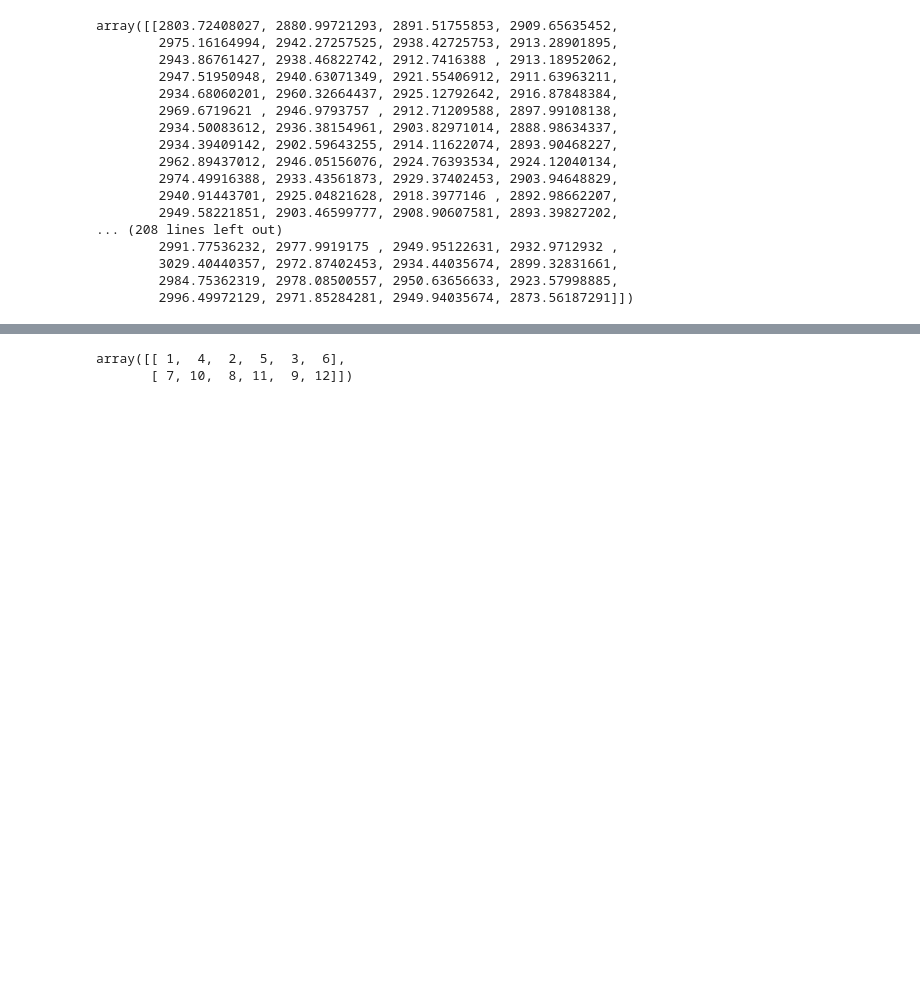
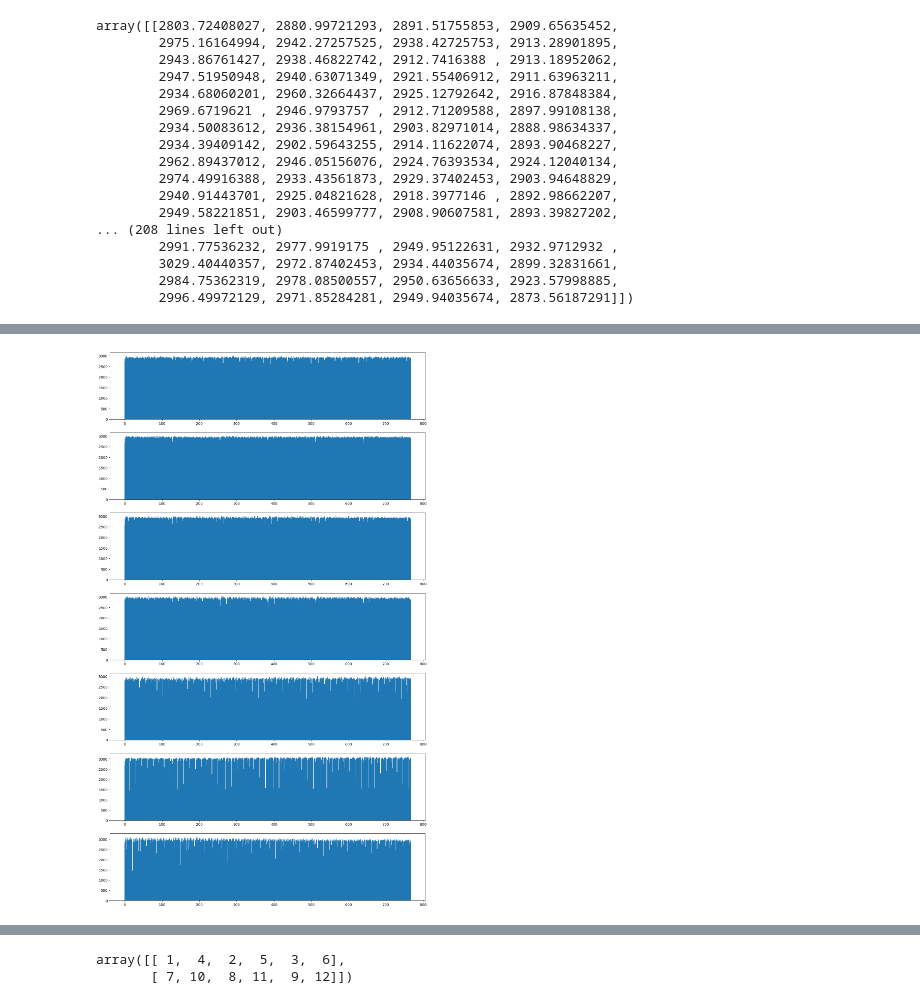
Before and after one commit to JeffersonLab/JANA4ML4FPGA, a Jupyter notebook: python/gemsrs_analysis.ipynb, the cells around one changed output, grey strips where cells are left out. Cells and saved outputs as stored; diff of their text form; code cells hidden in the pictures; blank space fills up the shorter version.

```diff
--- a/python/gemsrs_analysis.ipynb
+++ b/python/gemsrs_analysis.ipynb
@@ -133,3 +145,25 @@ plt.bar(np.arange(128) - 0.5, pedestals[0])#, where='post')
+# %%
+#np.transpose(array_centered, (0,1,3,2)).reshape(len(array_centered),num_apvs, num_channels*num_time_bins)
+flattened = np.transpose(channel_data, (0,1,3,2)).reshape(len(array_centered),num_apvs, num_channels*num_time_bins)
+# %%
+# Generate x values
+x_values = np.arange(num_channels*num_time_bins) - 0.5
+
+# Create the figure and axes objects
+fig, axes = plt.subplots(num_apvs, 1, figsize=(16, 4*num_apvs))  # You can specify your figure size here
+axes
+for i,ax in enumerate(axes.flat):
+    ax.bar(x_values, flattened[5][i], width=1)
+    # Create the bar plot on the axes object
+    #ax.bar(x_values, flattened[4][2], width=1)
+
+    # Set axis titles
+    #ax.set_xlabel('Channels')
+    #ax.set_ylabel('Pedestals')
+
+#plt.bar(np.arange(128) - 0.5, pedestals[0])#, where='post')
+# %% [output]
+[figure, added]
 # %%
 entry_start = 2
 entry_stop = 10
```
Also changed, not shown: parts of 3 cells of this notebook.
